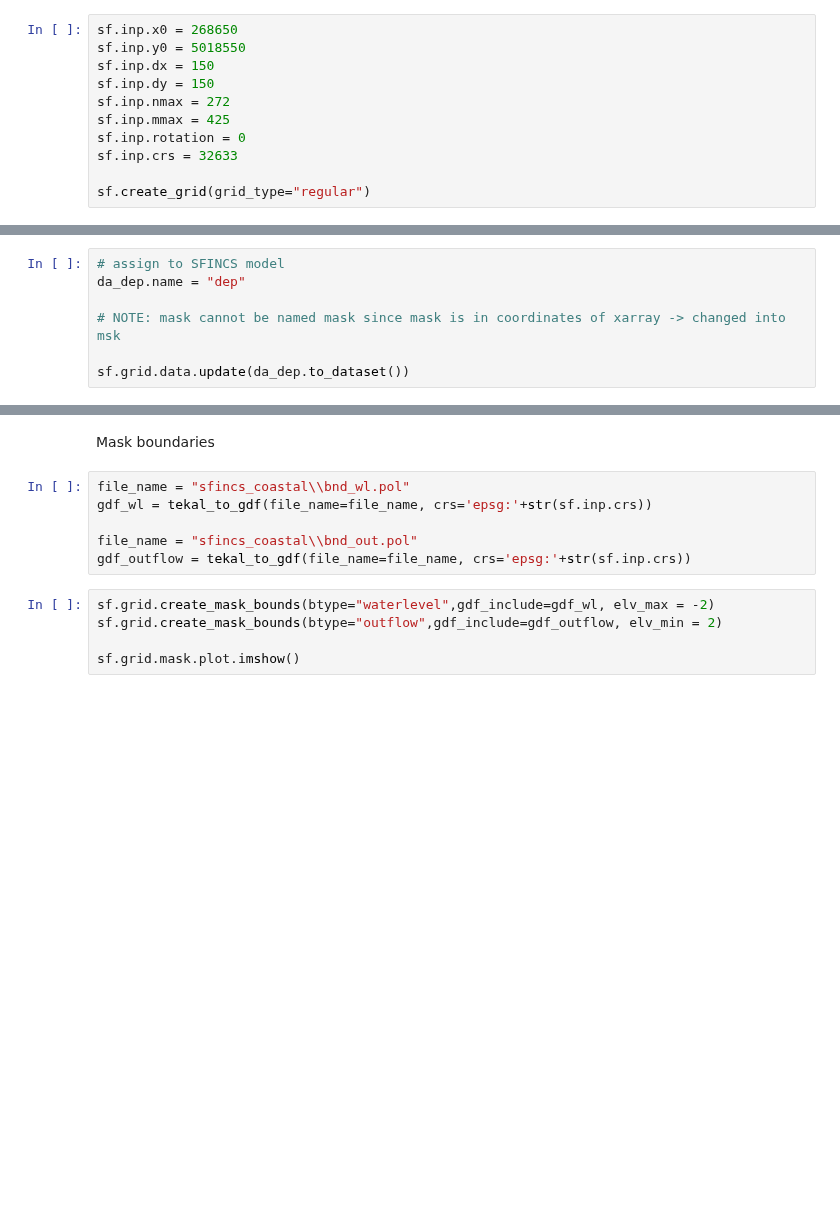
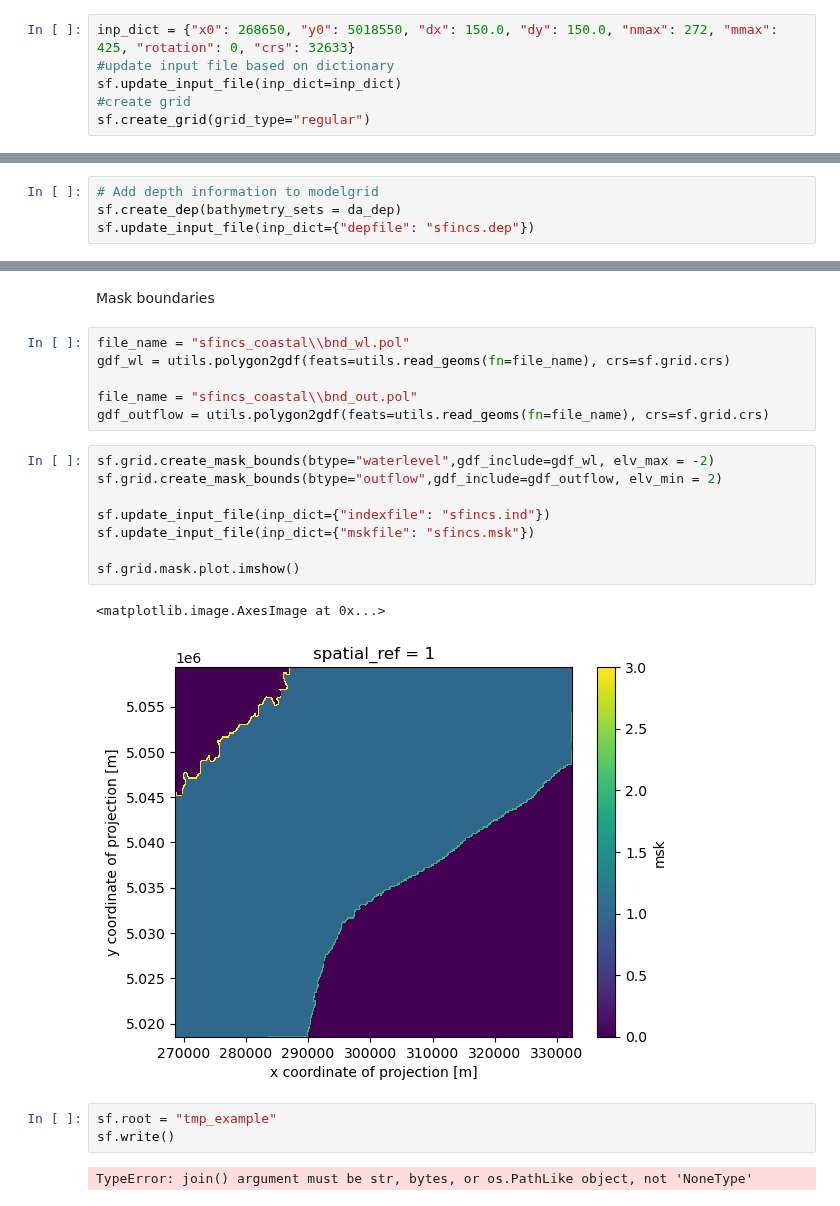
Before and after one commit to Deltares/hydromt_sfincs, a Jupyter notebook: examples/example_regulargrid_fromscratch.ipynb, the cells around one changed output, grey strips where cells are left out. Saved outputs shown, nothing was run; the diff lists cells and outputs as text; blank space fills up the shorter version.

Commit message:
first example from scatch now working

```diff
--- a/examples/example_regulargrid_fromscratch.ipynb
+++ b/examples/example_regulargrid_fromscratch.ipynb
@@ -7,15 +7,10 @@ Create grid from scratch
 # %%
 sf = Sfincs()
 # %%
-sf.inp.x0 = 268650
-sf.inp.y0 = 5018550
-sf.inp.dx = 150
-sf.inp.dy = 150
-sf.inp.nmax = 272
-sf.inp.mmax = 425
-sf.inp.rotation = 0
-sf.inp.crs = 32633
-
+inp_dict = {"x0": 268650, "y0": 5018550, "dx": 150.0, "dy": 150.0, "nmax": 272, "mmax": 425, "rotation": 0, "crs": 32633}
+#update input file based on dictionary
+sf.update_input_file(inp_dict=inp_dict)
+#create grid
 sf.create_grid(grid_type="regular")
 # %% [markdown]
 Create mask purely based on include- and exclude polygons
@@ -98,10 +51,7 @@ da_dep.raster.set_nodata(-9999)
-# %%
-# assign to SFINCS model
-da_dep.name = "dep"
-
-# NOTE: mask cannot be named mask since mask is in coordinates of xarray -> changed into msk
-
-sf.grid.data.update(da_dep.to_dataset())
+# %%
+# Add depth information to modelgrid
+sf.create_dep(bathymetry_sets = da_dep)
+sf.update_input_file(inp_dict={"depfile": "sfincs.dep"})
 # %%
 #play around with include, drop_area and fill_area
 mask = sf.grid.create_mask_active(elv_min=-5, elv_max=10, fill_area = 10, drop_area = 10, gdf_include=gdf_include)
@@ -110,12 +65,23 @@ mask.plot.imshow()
 Mask boundaries
 # %%
 file_name = "sfincs_coastal\\bnd_wl.pol"
-gdf_wl = tekal_to_gdf(file_name=file_name, crs='epsg:'+str(sf.inp.crs))
+gdf_wl = utils.polygon2gdf(feats=utils.read_geoms(fn=file_name), crs=sf.grid.crs)
 
 file_name = "sfincs_coastal\\bnd_out.pol"
-gdf_outflow = tekal_to_gdf(file_name=file_name, crs='epsg:'+str(sf.inp.crs))
+gdf_outflow = utils.polygon2gdf(feats=utils.read_geoms(fn=file_name), crs=sf.grid.crs)
 # %%
 sf.grid.create_mask_bounds(btype="waterlevel",gdf_include=gdf_wl, elv_max = -2)
 sf.grid.create_mask_bounds(btype="outflow",gdf_include=gdf_outflow, elv_min = 2)
 
+sf.update_input_file(inp_dict={"indexfile": "sfincs.ind"})
+sf.update_input_file(inp_dict={"mskfile": "sfincs.msk"})
+
 sf.grid.mask.plot.imshow()
+# %% [output]
+<matplotlib.image.AxesImage at 0x...>
+[figure, added]
+# %%
+sf.root = "tmp_example"
+sf.write()
+# %% [output]
+TypeError: join() argument must be str, bytes, or os.PathLike object, not 'NoneType'
```
Also changed, not shown: parts of 9 cells of this notebook, 8 other files.
